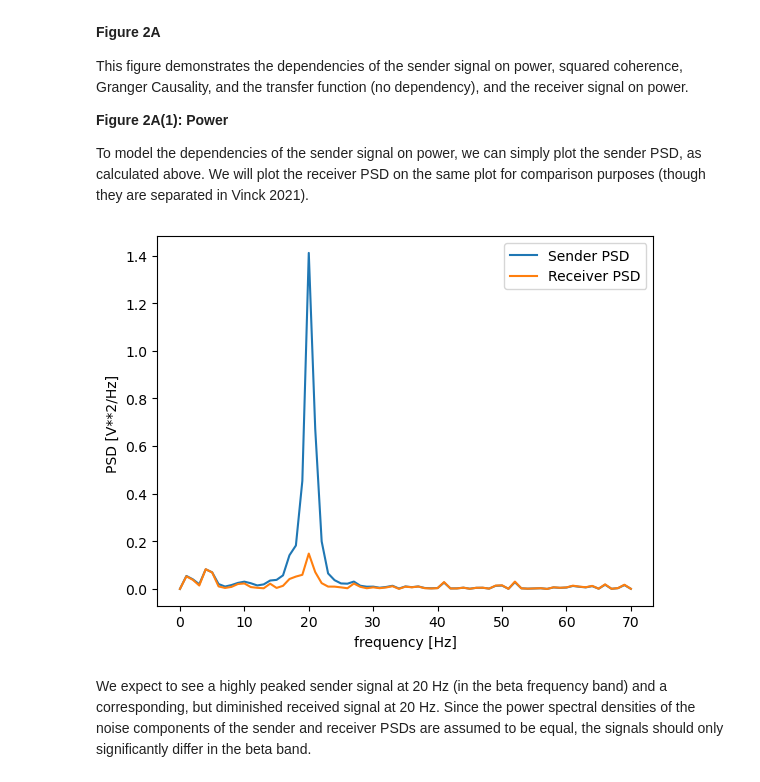
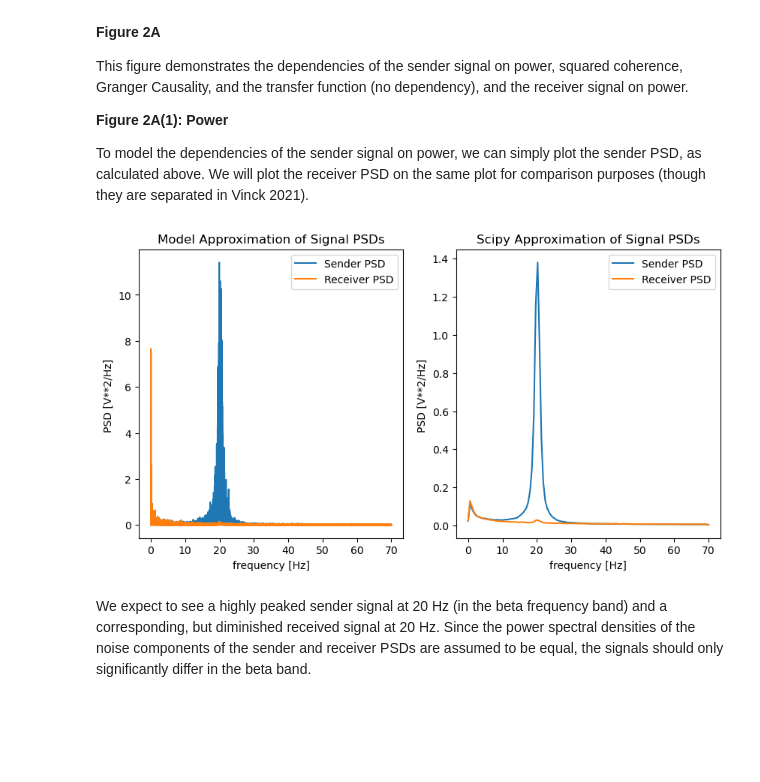
Before and after one commit to cyneuro/neuro_communication, a Jupyter notebook: Vinck2021_SSM_tutorial.ipynb, the cells around one changed output. Drawn from its saved outputs; the diff is of its cells as text; code cells hidden in the pictures; blank space fills up the shorter version.

Commit message:
Updates to figure 2 replication without source projection coherence

```diff
--- a/Vinck2021_SSM_tutorial.ipynb
+++ b/Vinck2021_SSM_tutorial.ipynb
@@ -136,9 +112,3 @@ The receiver signal is dependent on the sender signal, modelled without an oscil
 $z_2(t + \tau) = \eta_2(t + \tau) + w z_1(t)$.
 
 The receiver signal is a linear combination of its own noise process and the connection weighted received signal $z_1(t)$. It is assumed that the power spectral densities of the noise processes for the sending and receiving areas are identical, so the same noise process is used for both regions. For modeling purposes (and comparison of coherence when the receiving region receives the signal rather than for both regions at the same timepoint), we disregard the time delay in the original equation, and treat the receiving region as receiving the signal from the sending region immediately after it is sent. This will make the analyses to follow easier to make.
-# %%
-# Specify the connection weight between sending and receving areas (between 0 and 1).
-w = 0.1
-
-# Generate timeseries for z2
-psd_z2 = (w * psd_z1) + psd_noise
@@ -154,15 +185,27 @@ This figure demonstrates the dependencies of the sender signal on power, squared
 
 To model the dependencies of the sender signal on power, we can simply plot the sender PSD, as calculated above. We will plot the receiver PSD on the same plot for comparison purposes (though they are separated in Vinck 2021).
 # %%
-fig, ax = plt.subplots()
-ax.plot(f_signal1, psd_z1, label="Sender PSD")
-ax.plot(f_signal1, psd_z2, label="Receiver PSD")
-ax.set_xlabel('frequency [Hz]')
-ax.set_ylabel('PSD [V**2/Hz] ')
-plt.legend()
+f_z1, psd_z1, f_z2, psd_z2 = get_sender_receiver_psd(sos, w, len_data, sampling_freq)
+fig, axes = plt.subplots(nrows=1, ncols=2, figsize=(10,5))
+axes[0].plot(f_z1, psd_z1, label="Sender PSD")
+axes[0].plot(f_z2, psd_z2, label="Receiver PSD")
+axes[0].set_xlabel('frequency [Hz]')
+axes[0].set_ylabel('PSD [V**2/Hz] ')
+axes[0].set_title('Model Approximation of Signal PSDs')
+axes[0].legend()
+
+fscipy_z1, psdscipy_z1, fscipy_z2, psdscipy_z2 = get_sender_receiver_scipy_psd(w, len_data, sampling_freq)
+axes[1].plot(fscipy_z1, psdscipy_z1, label="Sender PSD")
+axes[1].plot(fscipy_z2, psdscipy_z2, label="Receiver PSD")
+axes[1].set_xlabel('frequency [Hz]')
+axes[1].set_ylabel('PSD [V**2/Hz] ')
+axes[1].set_title('Scipy Approximation of Signal PSDs')
+axes[1].legend()
+
+
 plt.show()
 # %% [output]
-[figure, old version]
+[figure, new version]
 # %% [markdown]
 We expect to see a highly peaked sender signal at 20 Hz (in the beta frequency band) and a corresponding, but diminished received signal at 20 Hz. Since the power spectral densities of the noise components of the sender and receiver PSDs are assumed to be equal, the signals should only significantly differ in the beta band.
 # %% [markdown]
```
Also changed, not shown: parts of 17 cells of this notebook.
